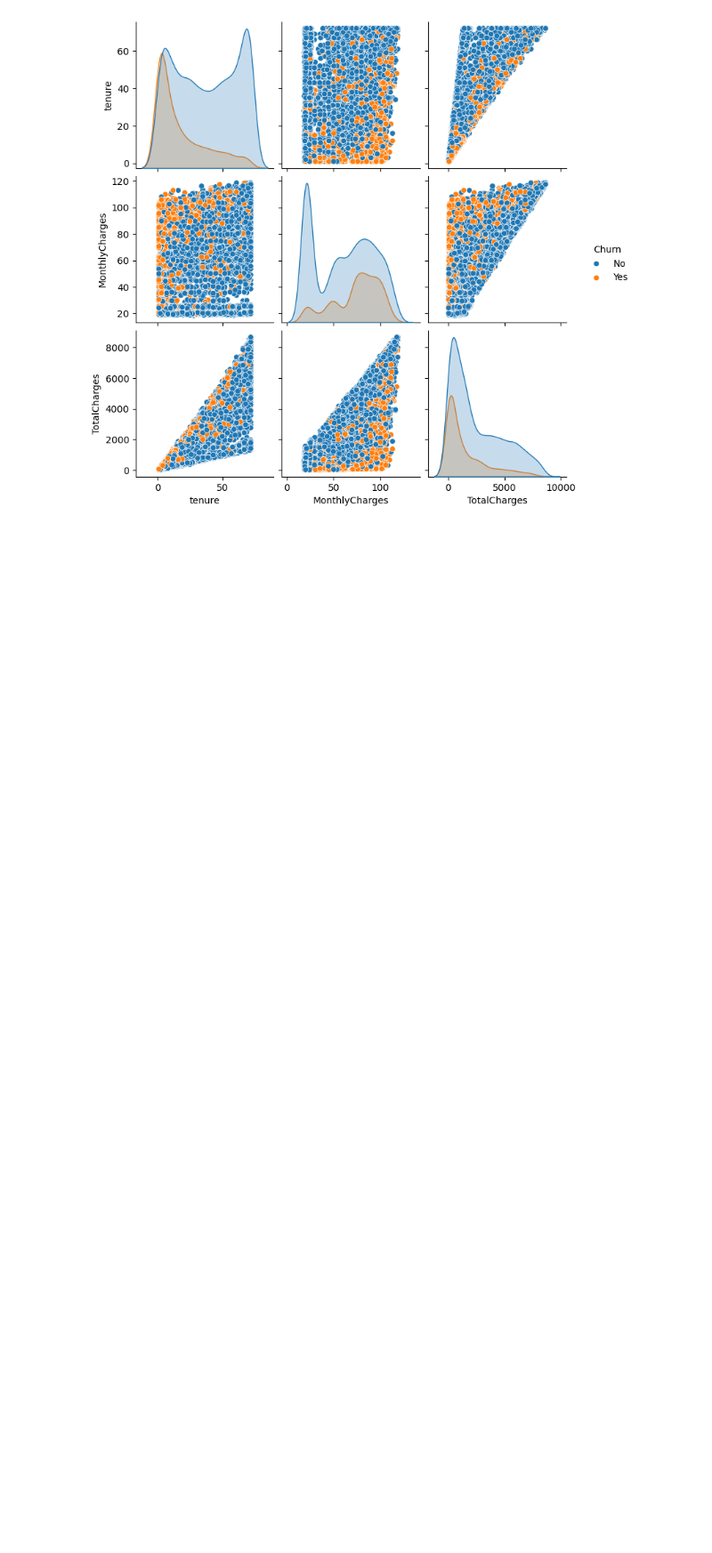
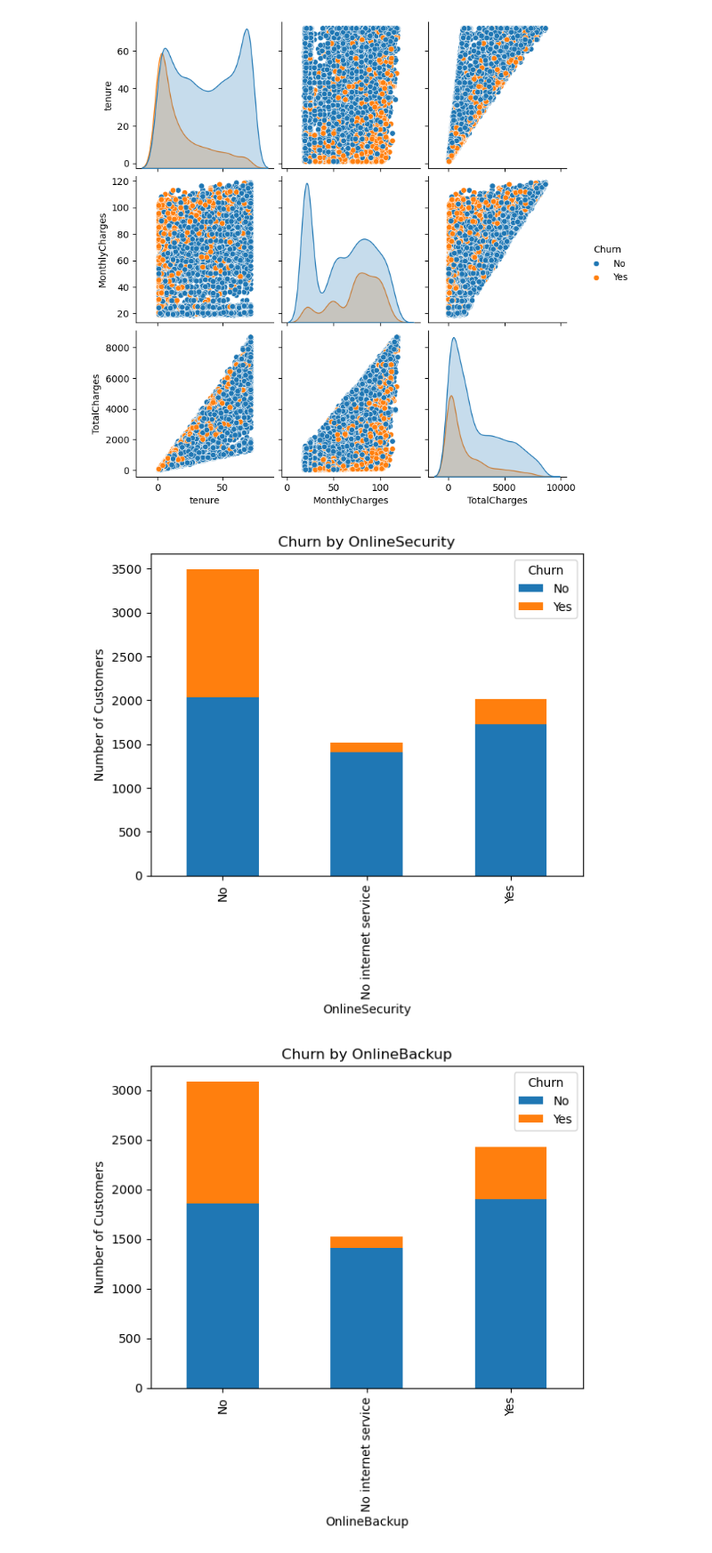
Before and after one commit to rmd360/machinelearningproject, a Jupyter notebook: Customer Churn Prediction.ipynb, the cells around one changed output. Shown at 89% size. Saved outputs shown, nothing was run; the diff lists cells and outputs as text; code cells hidden in the pictures; blank space fills up the shorter version.

```diff
--- a/Customer Churn Prediction.ipynb
+++ b/Customer Churn Prediction.ipynb
@@ -358,3 +358,15 @@ plt.show()
 # %% [output]
 [figure]
 [figure]
+# %%
+# Assuming 'df' is your DataFrame
+services = ['OnlineSecurity', 'OnlineBackup', 'TechSupport', 'StreamingTV', 'StreamingMovies']
+for service in services:
+    churn_data = df.groupby([service, 'Churn']).size().unstack()
+    churn_data.plot(kind='bar', stacked=True)
+    plt.title(f'Churn by {service}')
+    plt.ylabel('Number of Customers')
+    plt.show()
+# %% [output]
+[figure, added]
+[figure, added]
```
Also changed, not shown: parts of 6 cells of this notebook.
